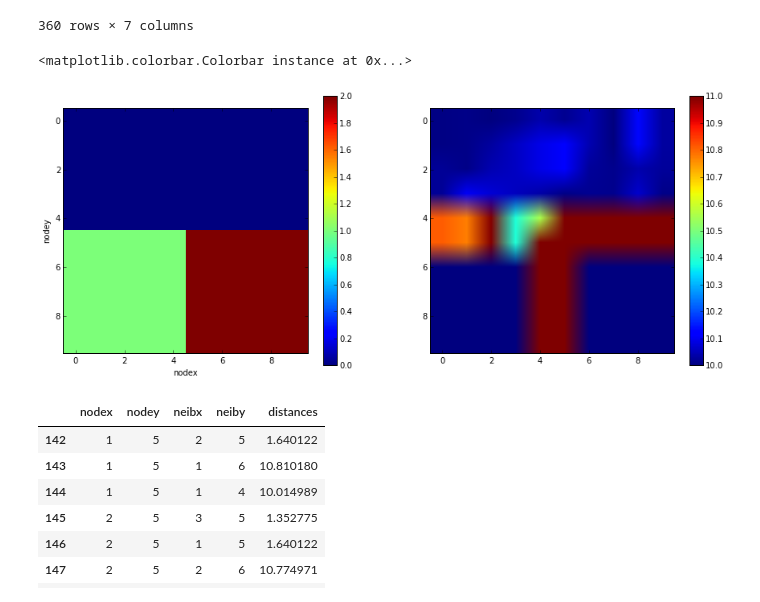
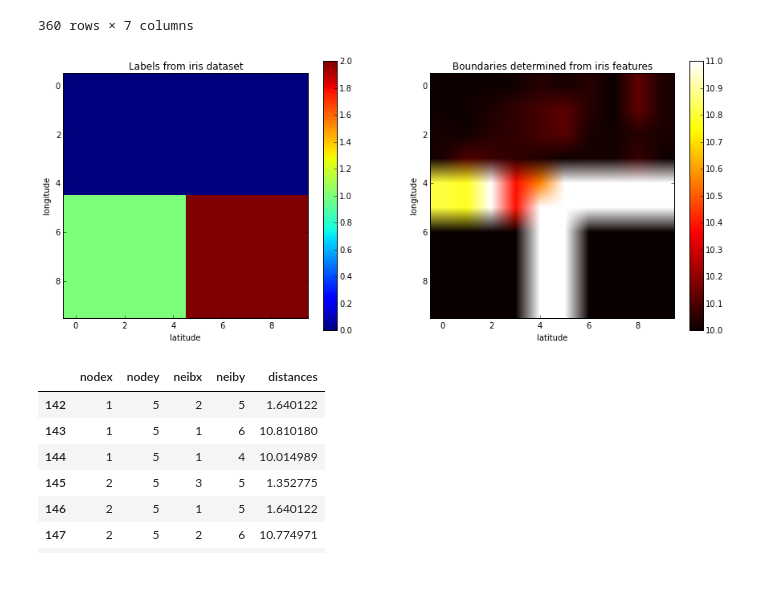
Before and after one commit to crupley/proj, a Jupyter notebook: explore/hood/graph similarity explore.ipynb, the cells around one changed output. Saved outputs shown, nothing was run; the diff lists cells and outputs as text; code cells hidden in the pictures.

Commit message:
create and add image of iris boundary test

```diff
--- a/explore/hood/graph similarity explore.ipynb
+++ b/explore/hood/graph similarity explore.ipynb
@@ -345,21 +345,26 @@ edges
 # %%
 plt.figure(figsize=(15,6))
 plt.subplot(121)
 plt.imshow(pd.pivot_table(gdf, columns='nodex', index='nodey', values='target'),
           interpolation='nearest')
 plt.colorbar()
-plt.xlabel('nodex')
-plt.ylabel('nodey')
+plt.xlabel('latitude')
+plt.ylabel('longitude')
+plt.title('Labels from iris dataset')
 
 plt.subplot(122)
 plt.imshow(pd.pivot_table(edges, columns='nodex', index='nodey', values='distances',
-                          aggfunc='max'), clim=(10, 11))
-plt.xlabel('nodex')
-plt.ylabel('nodey')
+                          aggfunc='max'), clim=(10, 11), cmap='hot')
+plt.xlabel('latitude')
+plt.ylabel('longitude')
+plt.title('Boundaries determined from iris features')
 plt.colorbar()
+
+plt.savefig('images/iristest.png')
+
+plt.show()
 # %% [output]
-<matplotlib.colorbar.Colorbar instance at 0x...>
-[figure, old version]
+[figure, new version]
 # %%
 edges[(edges.nodex<5) & (edges.nodey==5)]
 # %% [output]
```
Also changed, not shown: 1 other file.
